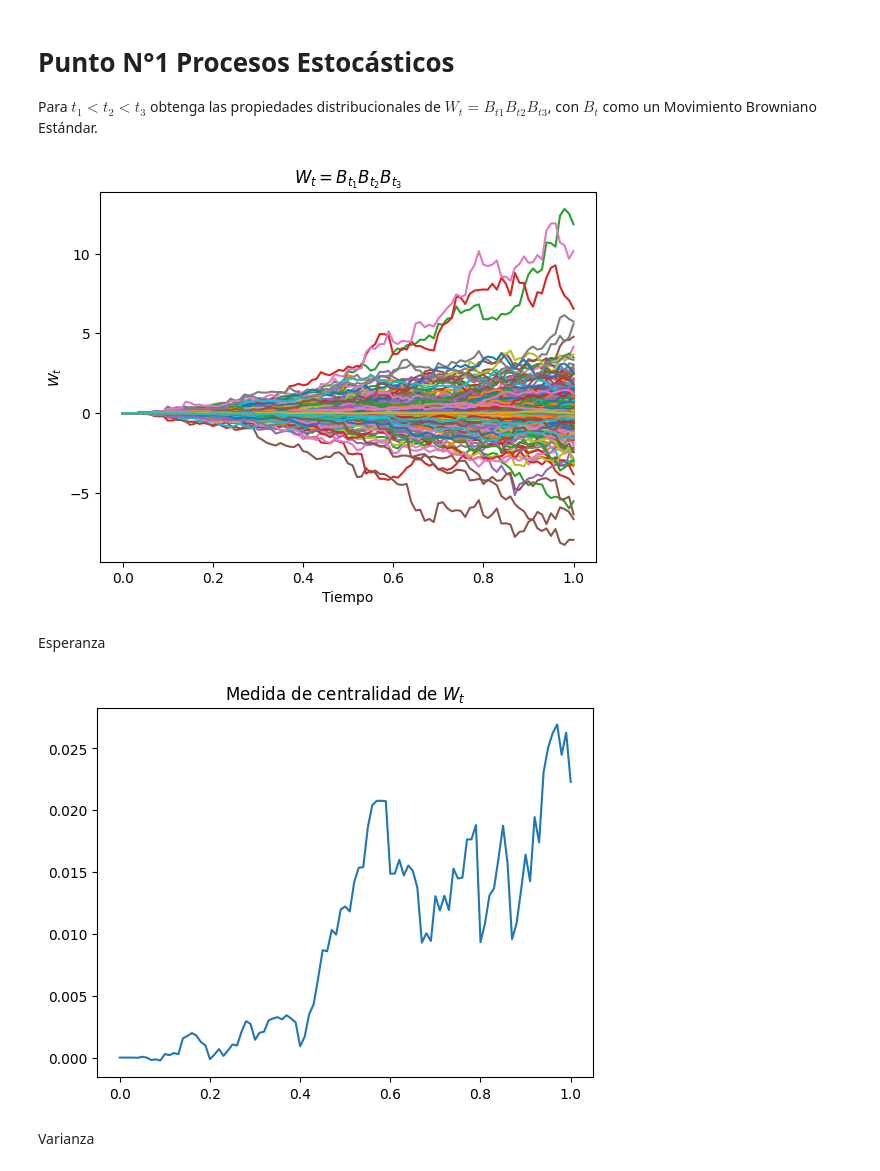
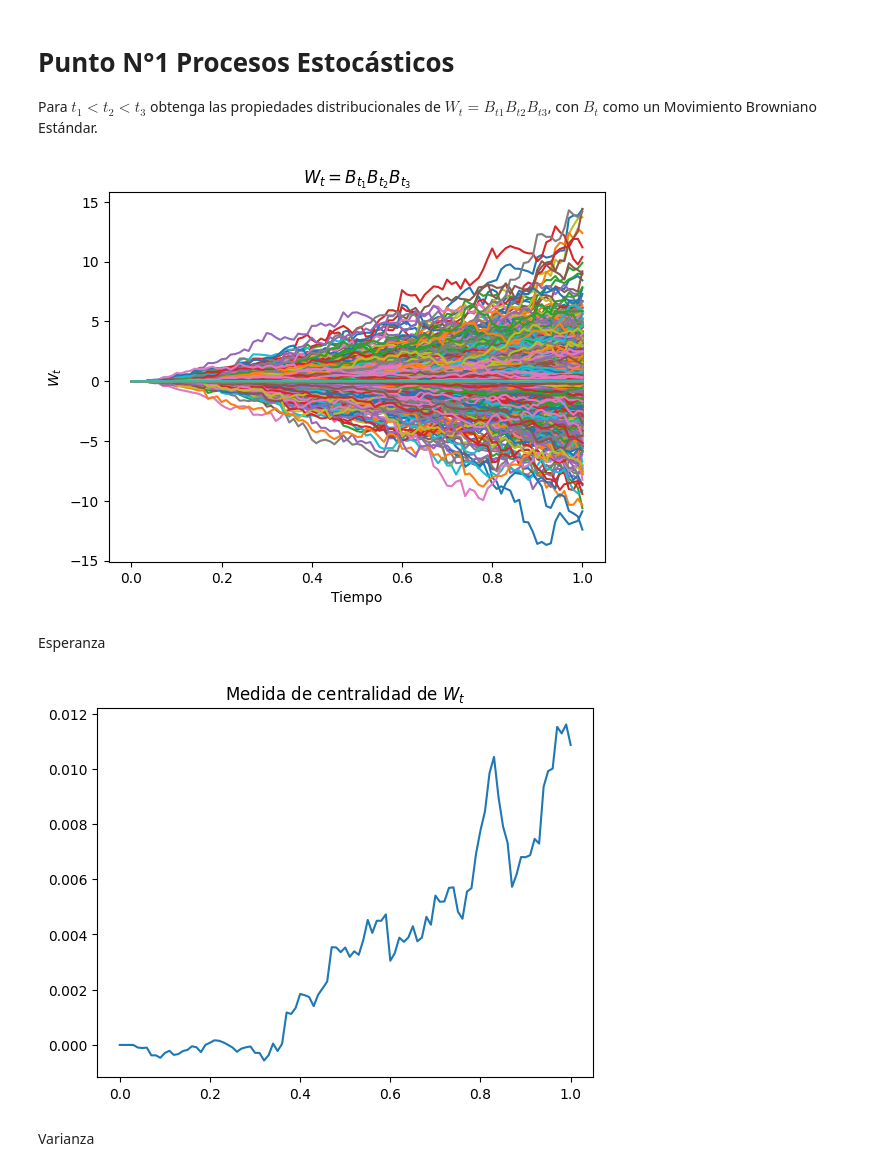
Before and after one commit to msanchezr99/Talleres_estocasticos1, a Jupyter notebook: Procesos_estoc_continuos/Valentina/Punto1.ipynb, the cells around one changed output. Saved outputs shown, nothing was run; the diff lists cells and outputs as text; code cells hidden in the pictures.

```diff
--- a/Procesos_estoc_continuos/Valentina/Punto1.ipynb
+++ b/Procesos_estoc_continuos/Valentina/Punto1.ipynb
@@ -22,25 +22,25 @@ def seleccionar_tiempos(t, delta):
     return t1, t2, t3
 # %%
 # Parámetros del proceso estocástico
-trayectorias = 1000
+trayectorias = 10000
 delta = 0.01
 
 tiempos = np.arange(0, 1+delta, delta)
 browniano = browniano_estandar(trayectorias, delta)
 
 W_t = []
 for t in tiempos:
     t1, t2, t3 = seleccionar_tiempos(t, delta)
     W_t_inst = browniano[t1] * browniano[t2] * browniano[t3]
     W_t.append(W_t_inst)
 
 plt.plot(tiempos, W_t)
 plt.title('$W_t = B_{t_1}B_{t_2}B_{t_3}$')
 plt.xlabel('Tiempo')
 plt.ylabel('$W_t$')
 plt.show()
 # %% [output]
-[figure, old version]
+[figure, new version]
 # %% [markdown]
 Esperanza
 # %%
@@ -54,7 +54,7 @@ ax.plot(tiempos,m,label='Media simulada')
 ax.set_title("Medida de centralidad de $W_t$")
 plt.show()
 # %% [output]
-[figure, old version]
+[figure, new version]
 # %% [markdown]
 Varianza
 # %%
```
Also changed, not shown: parts of 5 cells of this notebook, 2 other files.
